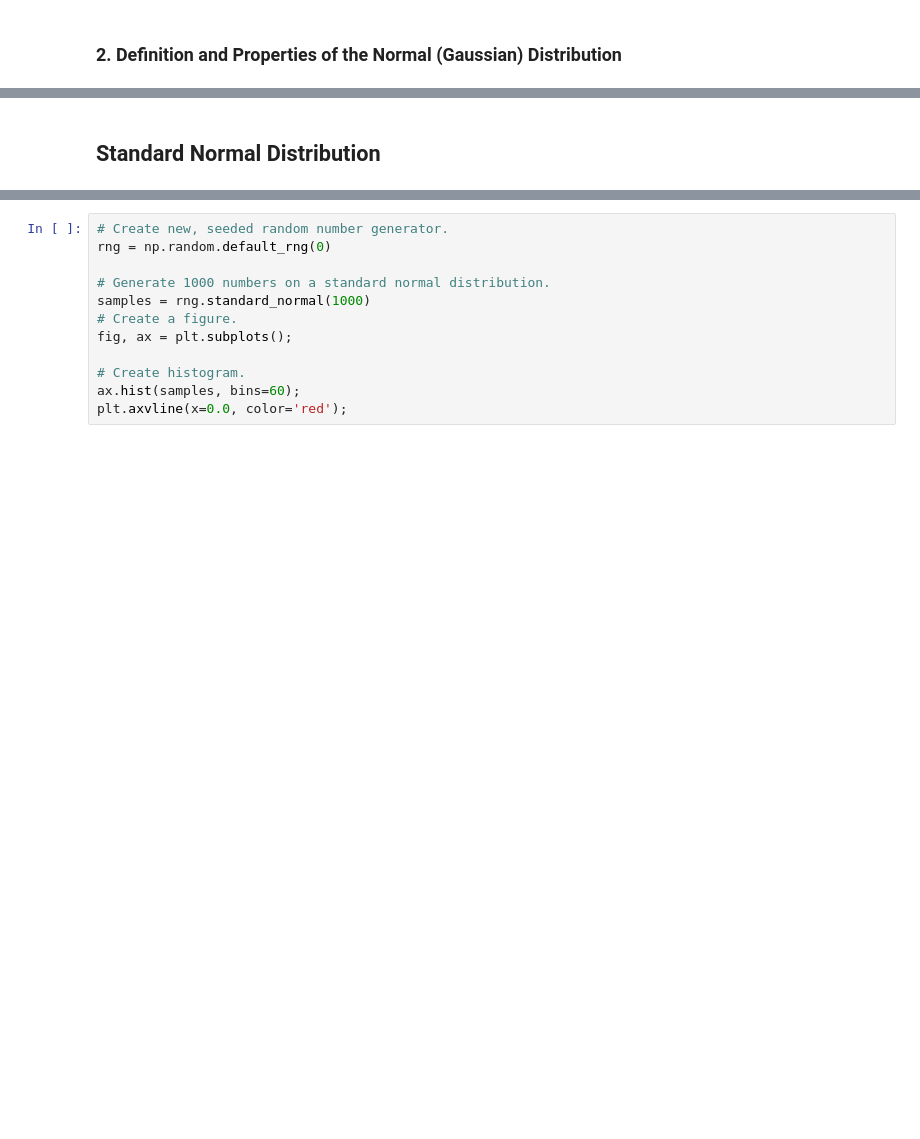
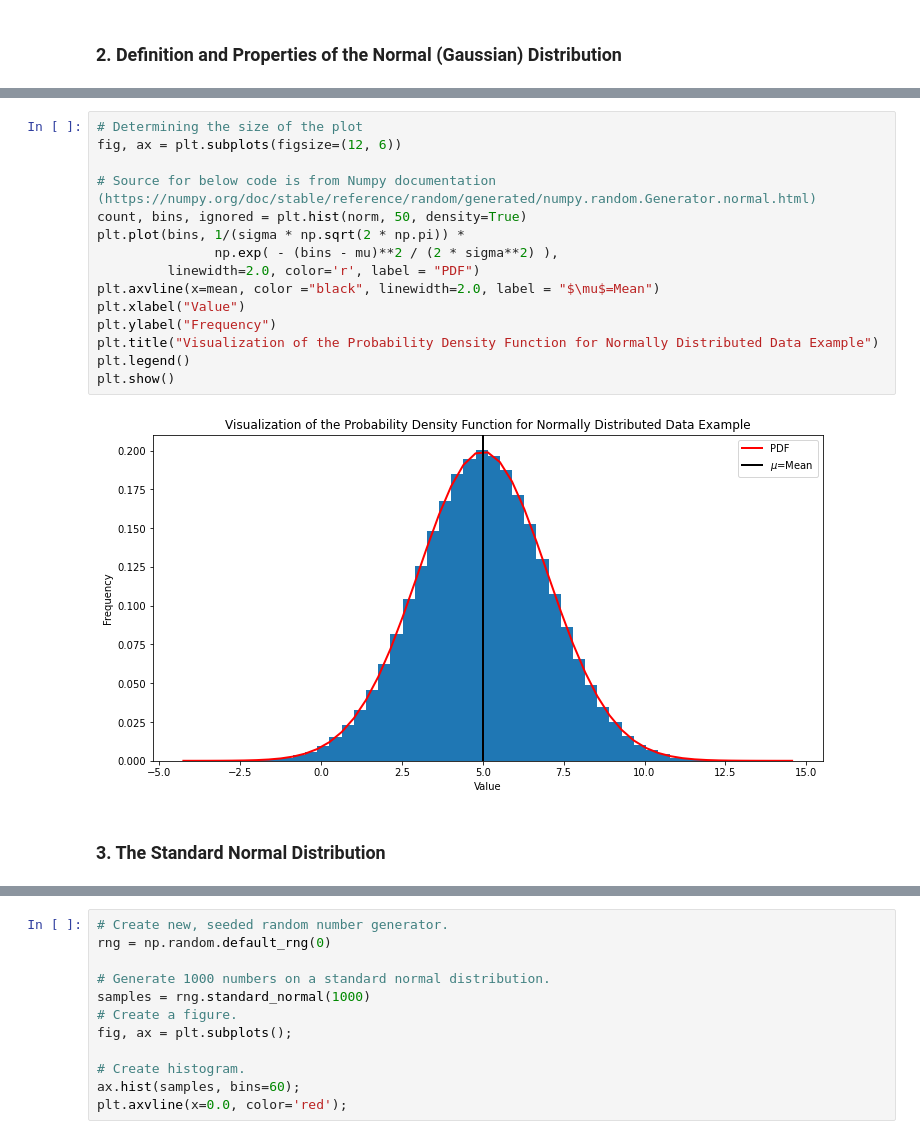
Before and after one commit to evaczeydapommersheim/Funddata---assessment, a Jupyter notebook: Normal Distribution/Normal_Distribution_Project_Winter 2022-23.ipynb, the cells around one changed output, grey strips where cells are left out. Drawn from its saved outputs; the diff is of its cells as text; blank space fills up the shorter version.

```diff
--- a/Normal Distribution/Normal_Distribution_Project_Winter 2022-23.ipynb
+++ b/Normal Distribution/Normal_Distribution_Project_Winter 2022-23.ipynb
@@ -143,2 +169,19 @@ $$ \frac{1}{\sigma\sqrt{2\pi}}e^{-\frac{1}{2}\left(\frac{x- \mu}{\sigma}\right)^
+# %%
+# Determining the size of the plot
+fig, ax = plt.subplots(figsize=(12, 6))
+
+# Source for below code is from Numpy documentation (https://numpy.org/doc/stable/reference/random/generated/numpy.random.Generator.normal.html)
+count, bins, ignored = plt.hist(norm, 50, density=True)
+plt.plot(bins, 1/(sigma * np.sqrt(2 * np.pi)) *
+               np.exp( - (bins - mu)**2 / (2 * sigma**2) ),
+         linewidth=2.0, color='r', label = "PDF")
+plt.axvline(x=mean, color ="black", linewidth=2.0, label = "$\mu$=Mean")
+plt.xlabel("Value")
+plt.ylabel("Frequency")
+plt.title("Visualization of the Probability Density Function for Normally Distributed Data Example")
+plt.legend()
+plt.show()
+# %% [output]
+[figure, added]
 # %% [markdown]
-## Standard Normal Distribution
+### 3. The Standard Normal Distribution
```
Also changed, not shown: parts of 18 cells of this notebook, 1 other file.
